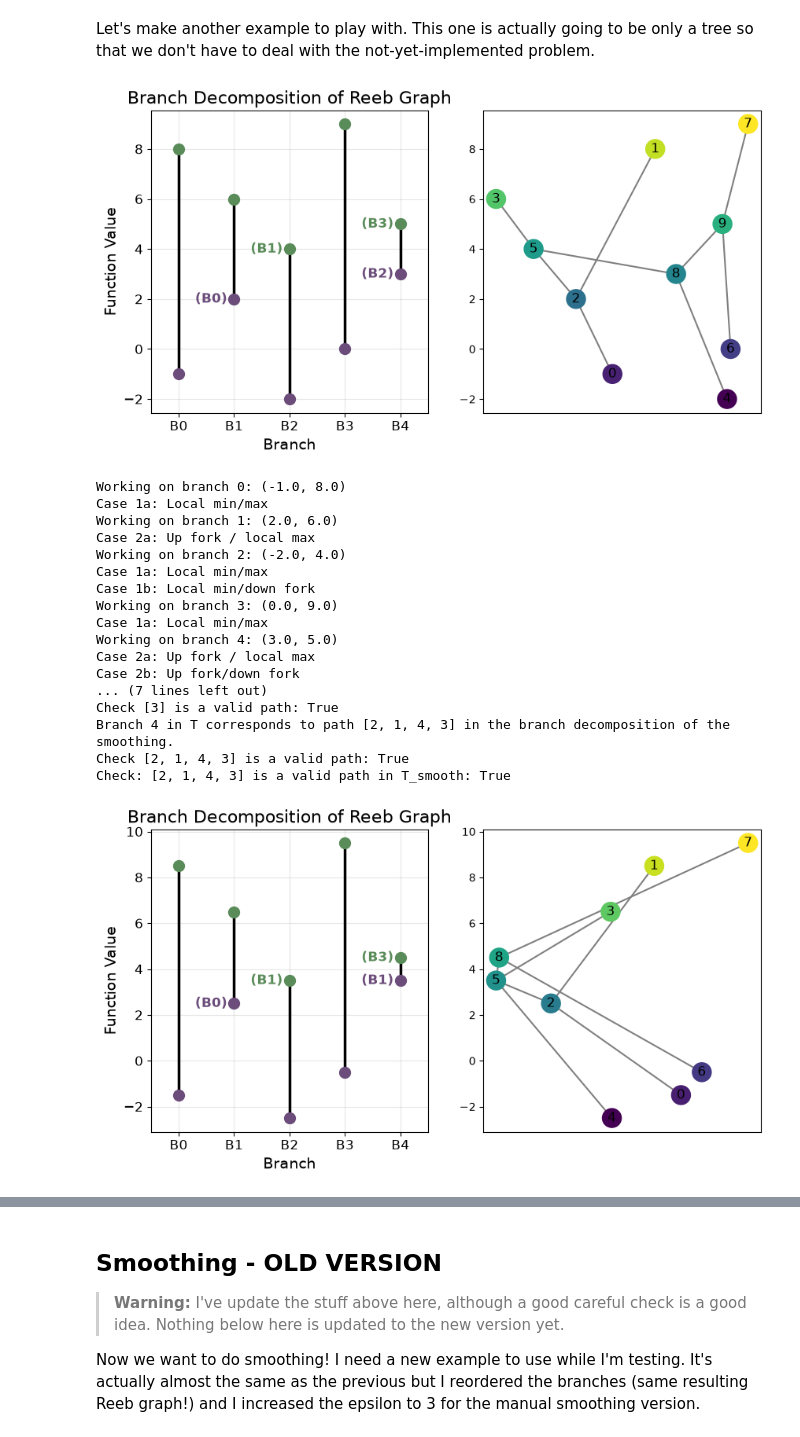
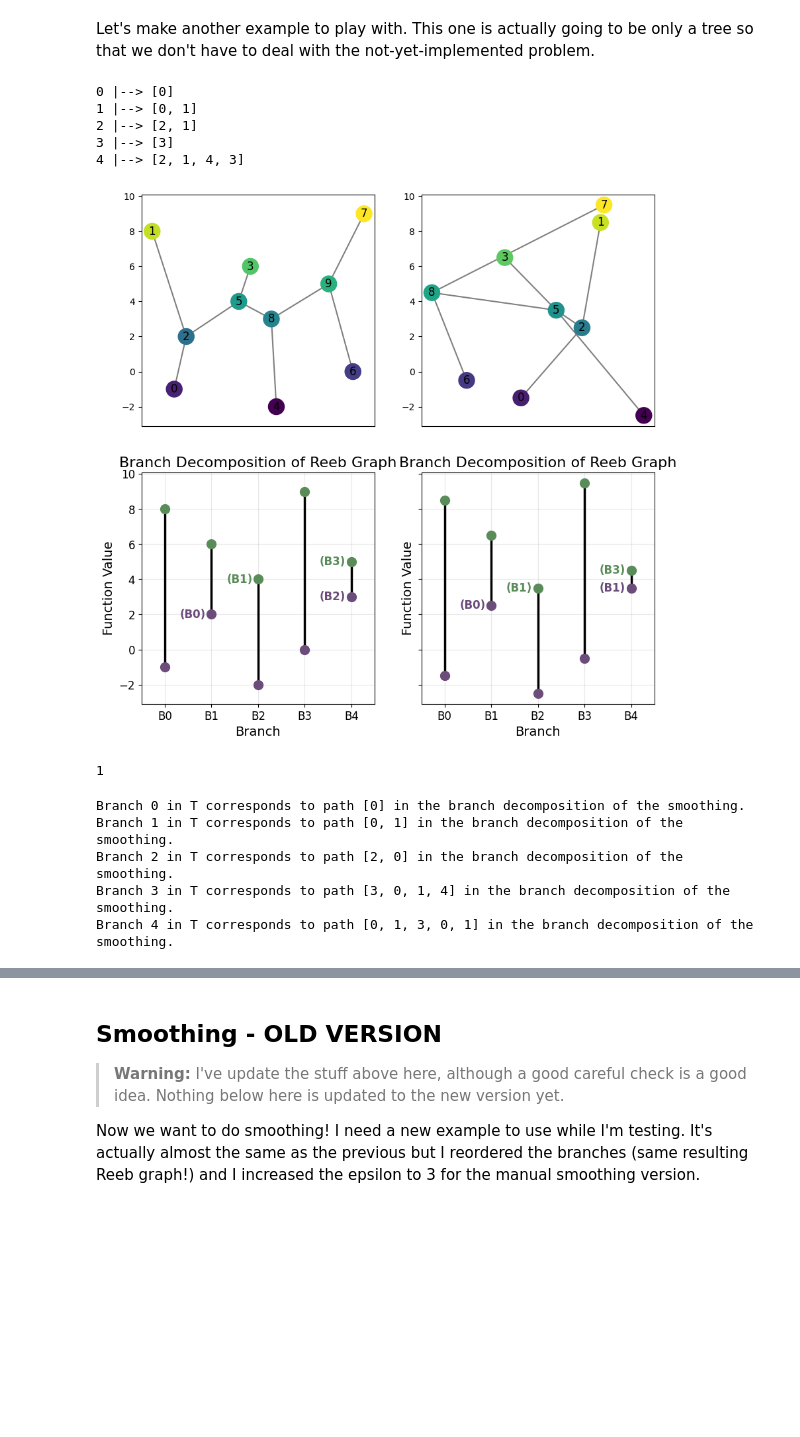
Before and after one commit to MunchLab/ceREEBerus, a Jupyter notebook: doc_source/experimental/sandbox_decomposition.ipynb, the cells around one changed output, grey strips where cells are left out. Drawn from its saved outputs; the diff is of its cells as text; code cells hidden in the pictures; blank space fills up the shorter version.

```diff
--- a/doc_source/experimental/sandbox_decomposition.ipynb
+++ b/doc_source/experimental/sandbox_decomposition.ipynb
@@ -296,48 +286,53 @@ Branch 3 in R corresponds to path [3, 0] in the branch decomposition of the smoo
 # %% [markdown]
 Let's make another example to play with. This one is actually going to be only a tree so that we don't have to deal with the not-yet-implemented problem.
 # %%
+eps = 0.5
+
 T = branch.BranchDecomp()
 T.append(-1,8)
 T.append(2,6,bottom_branch = 0)
 T.append(-2,4,top_branch = 1)
-# J/K After this, we will have a upfork down fork branch, even though it's a tree.
 T.append(0,9)
 T.append(3,5, bottom_branch = 2, top_branch = 3)
 
-fig, ax = plt.subplots(1,2, figsize=(10,5), sharey=True)
-T.draw(ax = ax[0]);
-T_reeb = T.reconstruct()
-T_reeb.draw(ax = ax[1]);
+T_smooth, eta = T.smooth(eps)
+
+# Drawing
+fig, ax = plt.subplots(2,2, figsize=(10,10), sharey=True)
+T.draw(ax = ax[1,0]);
+T.reconstruct().draw(ax = ax[0,0])
+T_smooth.reconstruct().draw(ax = ax[0,1]);
+T_smooth.draw(ax = ax[1,1]);
+
+for i in range(len(T)):
+    print(f"{i} |--> {eta[i]}")
 # %% [output]
+0 |--> [0]
+1 |--> [0, 1]
+2 |--> [2, 1]
+3 |--> [3]
+4 |--> [2, 1, 4, 3]
-[figure, old version]
+[figure, new version]
+# %%
+len(T[3].attached_via_top)
+# %% [output]
+1
 # %%
-T_smooth, eta = T.smooth(0.5)
 
-fig, ax = plt.subplots(1,2, figsize=(10,5), sharey=True)
-T_smooth.draw(ax = ax[0]);
-T_smooth.reconstruct().draw(ax = ax[1]);
 
-for i in range(len(T)):
-    print(f"Branch {i} in T corresponds to path {eta[i]} in the branch decomposition of the smoothing.")
-    print(f"Check {eta[i]} is a valid path: {T_smooth.check_branch_path(eta[i])}")
-
-print(f"Check: {[2,1,4,3]} is a valid path in T_smooth: {T_smooth.check_branch_path([2,1,4,3])}")
+# for i in range(le{i} in T corresponds to path {eta[i]} in the branch decomposition of the smoothing.")n(T)):
+#     print(f"Branch
+#     # print(f"Check {eta[i]} is a valid path: {T_smooth.check_branch_path(eta[i])}\n")
-# %% [output]
-Working on branch 0: (-1.0, 8.0)
-Case 1a: Local min/max
-Working on branch 1: (2.0, 6.0)
-Case 2a: Up fork / local max
-Working on branch 2: (-2.0, 4.0)
-Case 1a: Local min/max
-Case 1b: Local min/down fork
-Working on branch 3: (0.0, 9.0)
-Case 1a: Local min/max
-Working on branch 4: (3.0, 5.0)
-Case 2a: Up fork / local max
-Case 2b: Up fork/down fork
-... (7 lines left out)
-Check [3] is a valid path: True
-Branch 4 in T corresponds to path [2, 1, 4, 3] in the branch decomposition of the smoothing.
-Check [2, 1, 4, 3] is a valid path: True
-Check: [2, 1, 4, 3] is a valid path in T_smooth: True
-[figure, removed]
+# %%
+for i in range(len(T)):
+    try:
+        print(f"Branch {i} in T corresponds to path {eta[i]} in the branch decomposition of the smoothing.")
+        # print(f"Check {eta[i]} is a valid path: {T_smooth.check_branch_path(eta[i])}\n")
+    except:
+        print(f"Branch {i} is not set yet")
+# %% [output]
+Branch 0 in T corresponds to path [0] in the branch decomposition of the smoothing.
+Branch 1 in T corresponds to path [0, 1] in the branch decomposition of the smoothing.
+Branch 2 in T corresponds to path [2, 0] in the branch decomposition of the smoothing.
+Branch 3 in T corresponds to path [3, 0, 1, 4] in the branch decomposition of the smoothing.
+Branch 4 in T corresponds to path [0, 1, 3, 0, 1] in the branch decomposition of the smoothing.
```
Also changed, not shown: parts of 9 cells of this notebook, 3 other files.
